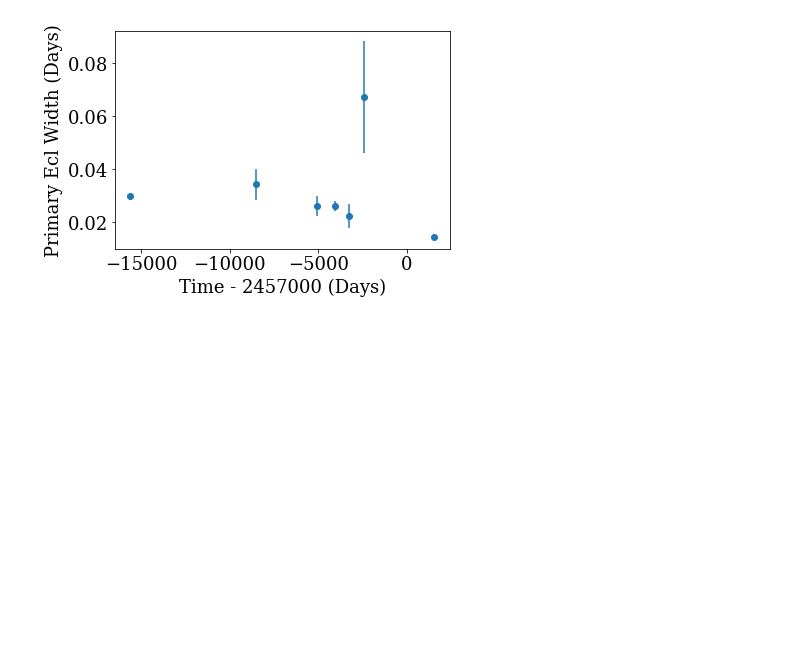
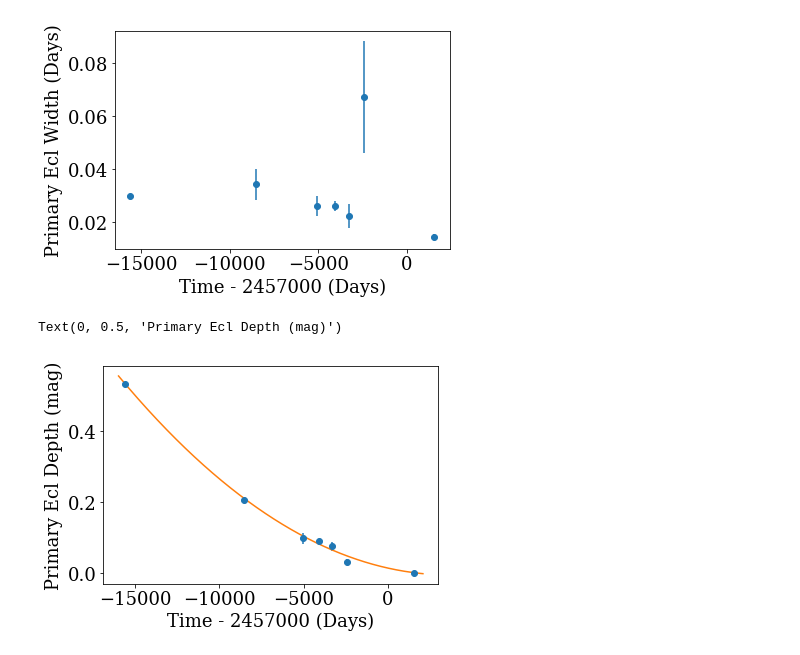
Before and after one commit to jradavenport/HS-Hya, a Jupyter notebook: makeplots.ipynb, the cells around one changed output. Drawn from its saved outputs; the diff is of its cells as text; code cells hidden in the pictures; blank space fills up the shorter version.

```diff
--- a/makeplots.ipynb
+++ b/makeplots.ipynb
@@ -310,6 +310,7 @@ times = [np.nanmedian(g75['dd'] + g75['dm'] + 2440000 - BJD0_tess),
          np.nanmedian(asas['HJD'][a4] + 2450000 - BJD0_tess),
          np.nanmedian(df['TIME'])
         ]
+times = np.array(times)
 # %%
 big_data = np.vstack([fit_g75, fit_hip, fit_a1, fit_a2, fit_a3, fit_a4, fit_tess])
 big_errs = np.vstack([err_g75, err_hip, err_a1, err_a2, err_a3, err_a4, err_tess])
@@ -338,3 +328,14 @@ plt.ylabel('Primary Ecl Width (Days)')
 # %% [output]
 Text(0, 0.5, 'Primary Ecl Width (Days)')
 [figure]
+# %%
+plt.errorbar(times, big_data[:,0], yerr=big_errs[:,0], marker='o', linestyle='None')
+
+ff = np.polyfit(times, big_data[:,0],2, w=1./big_errs[:,0])
+plt.plot(np.arange(-16000,2100), np.polyval(ff, np.arange(-16000,2100)))
+
+plt.xlabel('Time - 2457000 (Days)')
+plt.ylabel('Primary Ecl Depth (mag)')
+# %% [output]
+Text(0, 0.5, 'Primary Ecl Depth (mag)')
+[figure, added]
```
Also changed, not shown: parts of 4 cells of this notebook.
